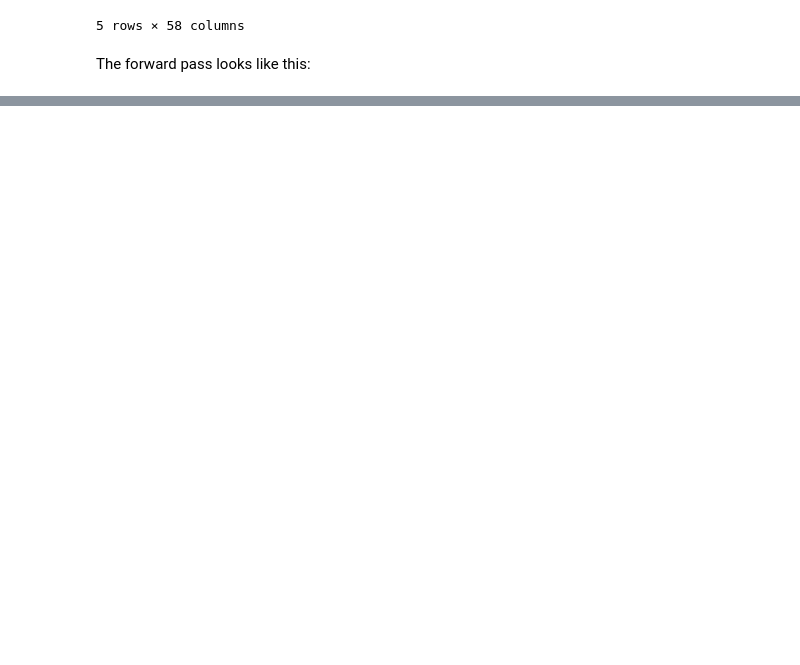
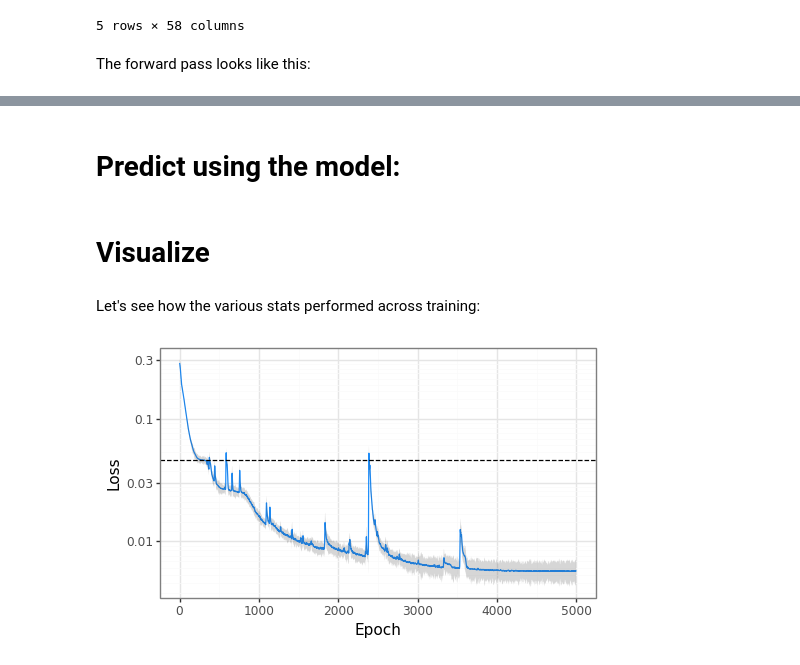
Before and after one commit to hmbaghdassarian/LEMBAS, a Jupyter notebook: notebooks/macrophageNet_new.ipynb, the cells around one changed output, grey strips where cells are left out. Drawn from its saved outputs; the diff is of its cells as text; code cells hidden in the pictures; blank space fills up the shorter version.

Commit message:
full reproducible run of bulk lembas

```diff
--- a/notebooks/macrophageNet_new.ipynb
+++ b/notebooks/macrophageNet_new.ipynb
@@ -77,10 +76,10 @@ Load Data:
 # %%
 # prior knowledge signaling network
-net = pd.read_csv(os.path.join(lembas_path, 'data', 'macrophage-Model.tsv'), sep = '\t', index_col = False)
+net = pd.read_csv(os.path.join(data_path, 'macrophage-Model.tsv'), sep = '\t', index_col = False)
 
 # ligand input and TF output
-ligand_input = pd.read_csv(os.path.join(lembas_path, 'data', 'macrophage-Ligands.tsv'), sep='\t', low_memory=False, index_col=0)
-tf_output = pd.read_csv(os.path.join(lembas_path, 'data', 'macrophage-TFs.tsv'), sep='\t', low_memory=False, index_col=0)
+ligand_input = pd.read_csv(os.path.join(data_path, 'macrophage-Ligands.tsv'), sep='\t', low_memory=False, index_col=0)
+tf_output = pd.read_csv(os.path.join(data_path, 'macrophage-TFs.tsv'), sep='\t', low_memory=False, index_col=0)
 # %% [markdown]
 Let's see what the signaling network looks like:
 # %%
@@ -160,9 +160,6 @@ The forward pass looks like this:
 # model setup
 mod.input_layer.weights.requires_grad = False # don't learn scaling factors for the ligand input concentrations
 mod.signaling_network.prescale_weights(target_radius = target_spectral_radius) # spectral radius
-
-mod.set_device(device)
-mod = mod.to(device)
 
 # parameters
 spectral_capacity = mod.signaling_network.training_params['spectralTarget']
@@ -170,8 +167,6 @@ spectral_capacity = mod.signaling_network.training_params['spectralTarget']
 # inputs
 X_in = mod.df_to_tensor(mod.X_in)
 y_out = mod.df_to_tensor(mod.y_out)
-X_in = X_in.to(device)
-y_out = y_out.to(device)
 
 # loss and optimizer
 loss_fn = torch.nn.MSELoss(reduction='mean')
@@ -222,14 +217,14 @@ for e in range(e, max_iter):
         # get regularization losses
         sign_reg = mod.signaling_network.sign_regularization(lambda_L1 = moa_lambda_L1) # incorrect MoA
         ligand_reg = mod.ligand_regularization(lambda_L2 = ligand_lambda_L2) # ligand biases
+        stability_loss, spectral_radius = mod.signaling_network.get_SS_loss(Y_full = Y_full.detach(), spectral_loss_factor = spectral_loss_factor,
+                                                                            subset_n = subset_n_spectral, n_probes = n_probes_spectral,
+                                                                            power_steps = power_steps_spectral)
         uniform_reg = mod.uniform_regularization(lambda_L2 = uniform_lambda_L2*cur_lr, Y_full = Y_full,
                                                  target_min = 0, target_max = uniform_max) # uniform distribution
         param_reg = mod.L2_reg(param_lambda_L2) # all model weights and signaling network biases
-        stability_loss, spectral_radius = mod.signaling_network.get_SS_loss(Y_full = Y_full, spectral_loss_factor = spectral_loss_factor,
-                                                                            subset_n = subset_n_spectral, n_probes = n_probes_spectral,
-                                                                            power_steps = power_steps_spectral)
 
-        total_loss = fit_loss + sign_reg + ligand_reg + uniform_reg + param_reg + stability_loss
+        total_loss = fit_loss + sign_reg + ligand_reg + param_reg + stability_loss + uniform_reg
         total_loss.backward()
         mod.add_gradient_noise(noise_level = gradient_noise_level)
         optimizer.step()
@@ -241,8 +236,11 @@ for e in range(e, max_iter):
                                  n_sign_mismatches = mod.signaling_network.count_sign_mismatch())
 
     # utils.print_stats(stats, iter = e)
-    if e % 50 == 0:
+    if e % 250 == 0:
         utils.print_stats(stats, iter = e)
 
     if np.logical_and(e % 200 == 0, e>0):
         optimizer.state = reset_state.copy()
+
+io.write_pickled_object(stats, os.path.join(data_path, 'training_stats.pickle'))
+torch.save(obj=mod.state_dict(), f=os.path.join(data_path, 'mac_trained.pth'))
@@ -318,0 +247,5 @@ i=3550, l=0.00555, s=0.859, r=0.00046, v=0
+# %% [markdown]
+# Predict using the model:
+# %%
+mod.load_state_dict(torch.load(os.path.join(data_path, 'interim', 'mac_state_dict.pth')))
+stats = io.read_pickled_object(os.path.join(data_path, 'processed', 'training_stats.pickle'))
@@ -318,0 +255,15 @@ i=3550, l=0.00555, s=0.859, r=0.00046, v=0
+# %% [markdown]
+# Visualize
+# %% [markdown]
+Let's see how the various stats performed across training:
+# %%
+loss_smooth = utils.get_moving_average(values = stats['loss_mean'], n_steps = 5)
+loss_sigma_smooth = utils.get_moving_average(values = stats['loss_sigma'], n_steps = 10)
+epochs = np.array(range(stats['loss_mean'].shape[0]))
+
+p1A = plotting.shade_plot(X = epochs, Y = loss_smooth, sigma = loss_sigma_smooth, x_label = 'Epoch', y_label = 'Loss')
+p1A += p9.scale_y_log10()
+p1A += p9.geom_hline(yintercept = mean_loss.item(), linetype="dashed", color="black")
+p1A.draw()
+# %% [output]
+[figure, added]
```
Also changed, not shown: parts of 20 cells of this notebook, 11 other files.
